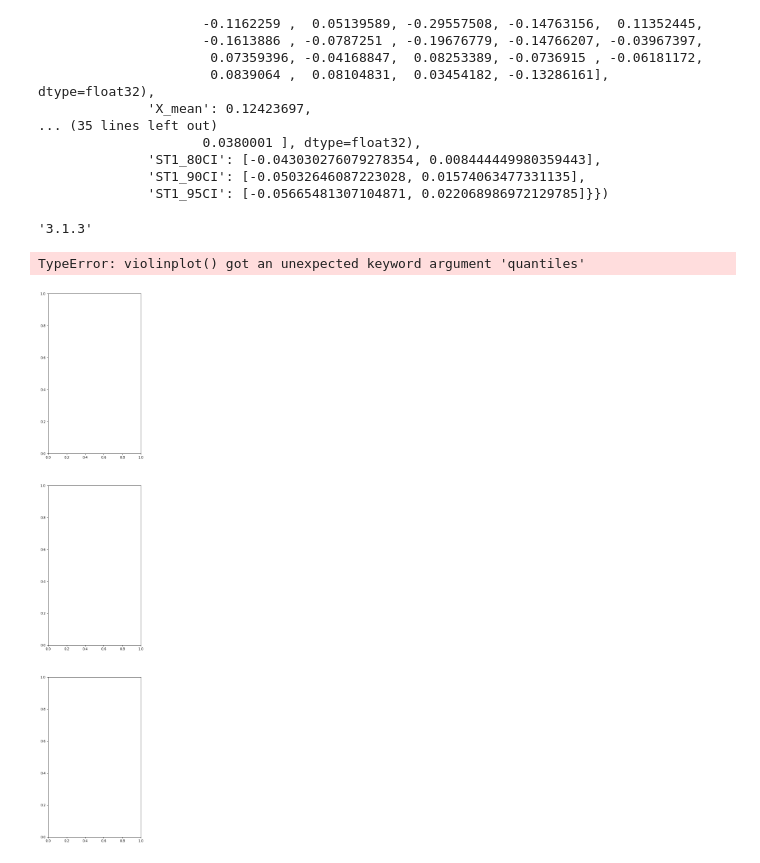
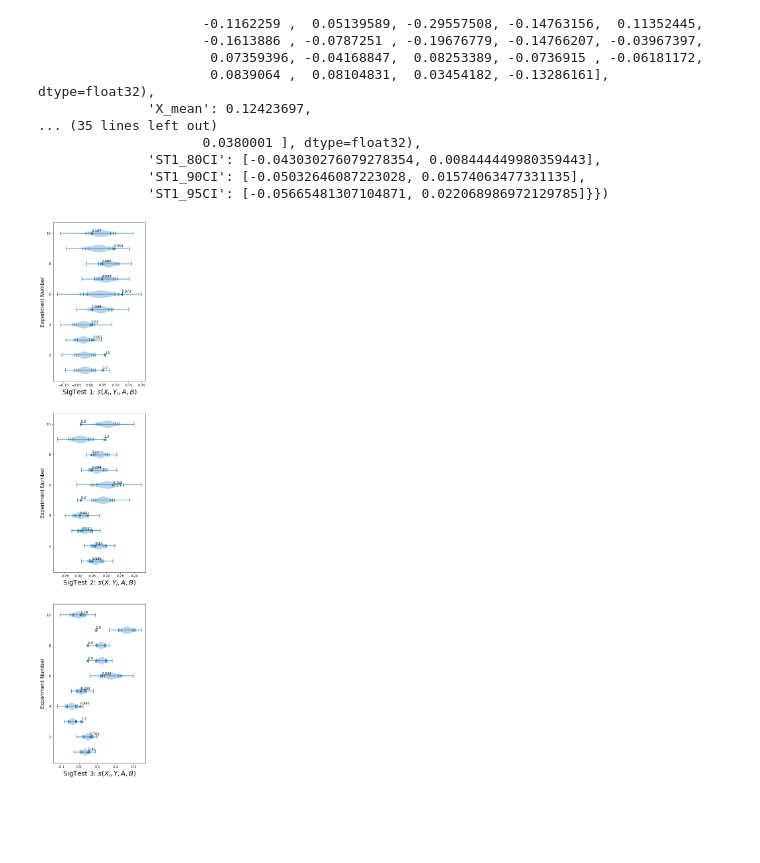
Before and after one commit to danieljsmarda/first-order-cooccurrence-metric-experiments, a Jupyter notebook: notebooks/SigTestVisualization.ipynb, the cells around one changed output. Saved outputs shown, nothing was run; the diff lists cells and outputs as text; code cells hidden in the pictures; blank space fills up the shorter version.

Commit message:
Add horizontal and vertical sigtest plots

```diff
--- a/notebooks/SigTestVisualization.ipynb
+++ b/notebooks/SigTestVisualization.ipynb
@@ -7,15 +7,3 @@ from tqdm import tqdm
 import sys
 sys.path.append('../src')
 from models import open_pickle, filter_terms_not_in_wemodel
-# %%
-import matplotlib.pyplot as plt
-
-x = [2, 4, 3]
-y = [1, 3, 5]
-errors = [0.5, 0.25, 0.75]
-errors2 = [0.6, 0.3, 0.8]
-
-plt.figure()
-plt.errorbar(x, y, xerr=errors, fmt = 'o', color = 'r', capsize=5)
-plt.errorbar(x, y, xerr=errors2, fmt = 'o', color = 'k')
-plt.yticks((0, 1, 3, 5, 6), ('', 'x3', 'x2', 'x1',''))
@@ -91,43 +72,38 @@ def annotate_points(ax, txt_array, x_array, y):
     NUM_DECIMALS = 3
     for i in range(10):
         ax.annotate(np.round(txt_array[i], NUM_DECIMALS), (x_array[i], y[i]), fontsize=POINT_FONT_SIZE)
-# %%
-import matplotlib
-matplotlib.__version__
-# %% [output]
-'3.1.3'
 # %%
 # Violinplot
 fig, axs = plt.subplots(3,1, figsize=(5,30))
 X_AXIS_LIMITS = [-0.1, 0.35]
 Y_ANNOTATION_OFFSET = 0.1
 exp_nums = [i for i in range(1,11)]
 
 for test_num in range(1,4):
     ax = axs[test_num - 1]
     test_stats = [results_dict[exp_num]['second']['test_statistic'] for exp_num in exp_nums]
     means = [np.mean(results_dict[exp_num]['second'][f'sigtest_dist_{test_num}']) for exp_num in exp_nums]
     y = [i for i in range(1,11)]
     errors_80 = [get_error(results_dict[exp_num]['second'][f'sigtest_dist_{test_num}'], 0.8) for exp_num in exp_nums]
     errors_90 = [get_error(results_dict[exp_num]['second'][f'sigtest_dist_{test_num}'], 0.9) for exp_num in exp_nums]
     errors_95 = [get_error(results_dict[exp_num]['second'][f'sigtest_dist_{test_num}'], 0.95) for exp_num in exp_nums]
 
     #ax.errorbar(means, y, xerr=errors_80, fmt='|', color='r', capsize=5, label='80% CI')
     #ax.errorbar(means, y, xerr=errors_90, fmt='|', color='g', capsize=5, label='90% CI')
     #ax.errorbar(means, y, xerr=errors_95, fmt='|', color='k', capsize=5, label='95% CI')
-    #ax.scatter(test_stats, y)
+    ax.scatter(test_stats, y)
     dists = [results_dict[exp_num]['second'][f'sigtest_dist_{test_num}'] for exp_num in exp_nums]
-    ax.violinplot(dists, vert=False, quantiles=[0.5])
+    quants = [[0.025, 0.05, 0.1, 0.9, 0.95, 0.975] for i in range(10)]
+    ax.violinplot(dists, vert=False, quantiles=quants)
     #ax.set_xlim(X_AXIS_LIMITS)
     #fig.suptitle('Sig Tests', fontsize=20)
     #fig.text(0.04, 0.5, 'Experiment Number', va='center', rotation='vertical', fontsize=20)
-    #p_values = [get_p_value(results_dict[exp_num]['second'][f'sigtest_dist_{test_num}'], test_stats[exp_num-1]) \
-    #                        for exp_num in exp_nums]
-    #annotate_points(ax, p_values, test_stats, [c+Y_ANNOTATION_OFFSET for c in y])
+    p_values = [get_p_value(results_dict[exp_num]['second'][f'sigtest_dist_{test_num}'], test_stats[exp_num-1]) \
+                            for exp_num in exp_nums]
+    annotate_points(ax, p_values, test_stats, [c+Y_ANNOTATION_OFFSET for c in y])
     add_axes_obj_labels(ax, test_num)
 # %% [output]
-TypeError: violinplot() got an unexpected keyword argument 'quantiles'
-[figure, old version]
+[figure, new version]
 # %%
 # Whiskers
 fig, axs = plt.subplots(3,1, figsize=(15,30))
```
Also changed, not shown: parts of 4 cells of this notebook, 3 other files.
